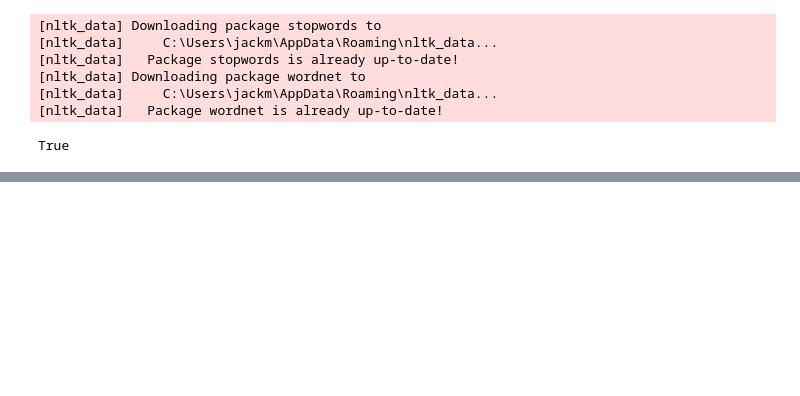
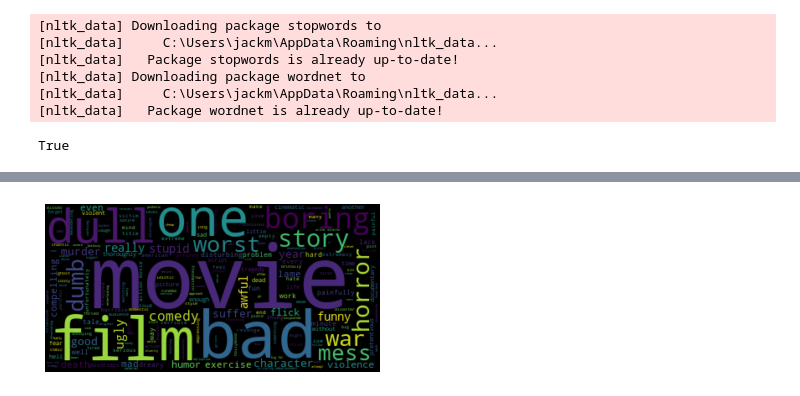
Before and after one commit to JackMcKew/jackmckew.dev, a Jupyter notebook: drafts/2020/sentiment-analysis-nltk/notebooks/Sentiment-Analysis.ipynb, the cells around one changed output, grey strips where cells are left out. Saved outputs shown, nothing was run; the diff lists cells and outputs as text; code cells hidden in the pictures; blank space fills up the shorter version.

```diff
--- a/drafts/2020/sentiment-analysis-nltk/notebooks/Sentiment-Analysis.ipynb
+++ b/drafts/2020/sentiment-analysis-nltk/notebooks/Sentiment-Analysis.ipynb
@@ -138,0 +232,4 @@ plt.axis("off")
+# %%
+plot_wordcloud_top_n(text_data,500,'0 Negative Sentiment Score','clean_lemmatized','negative-wordcloud')
+# %% [output]
+[figure, added]
```
Also changed, not shown: parts of 35 cells of this notebook, 8 other files.
